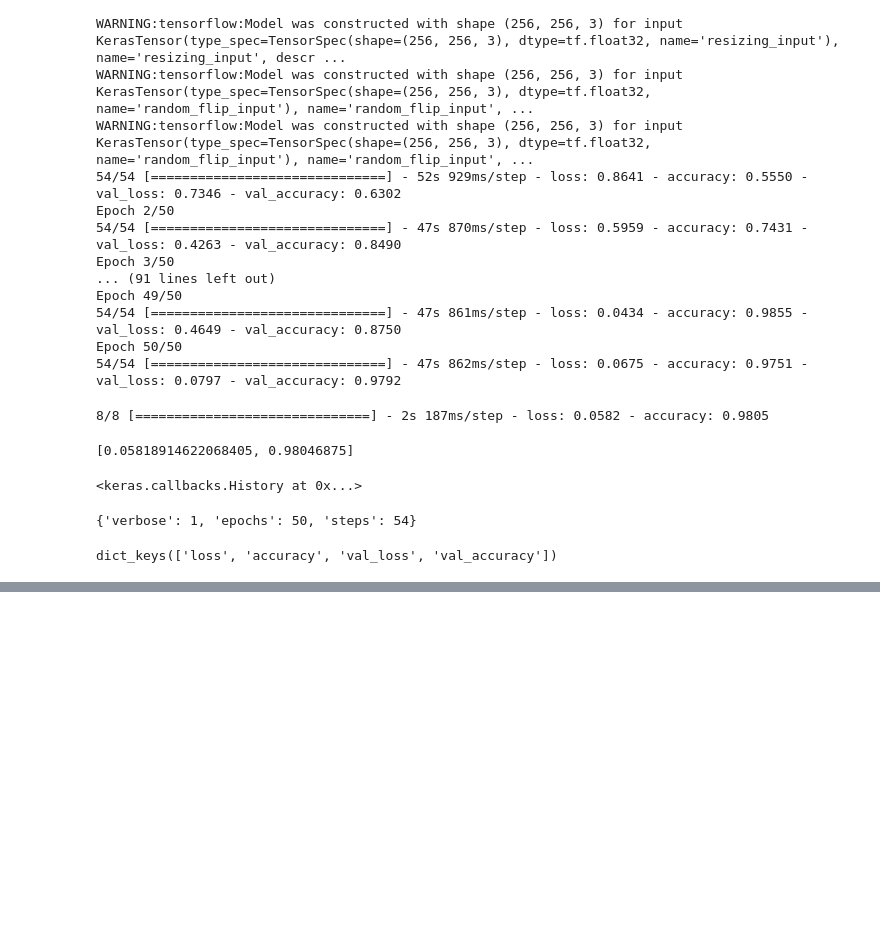
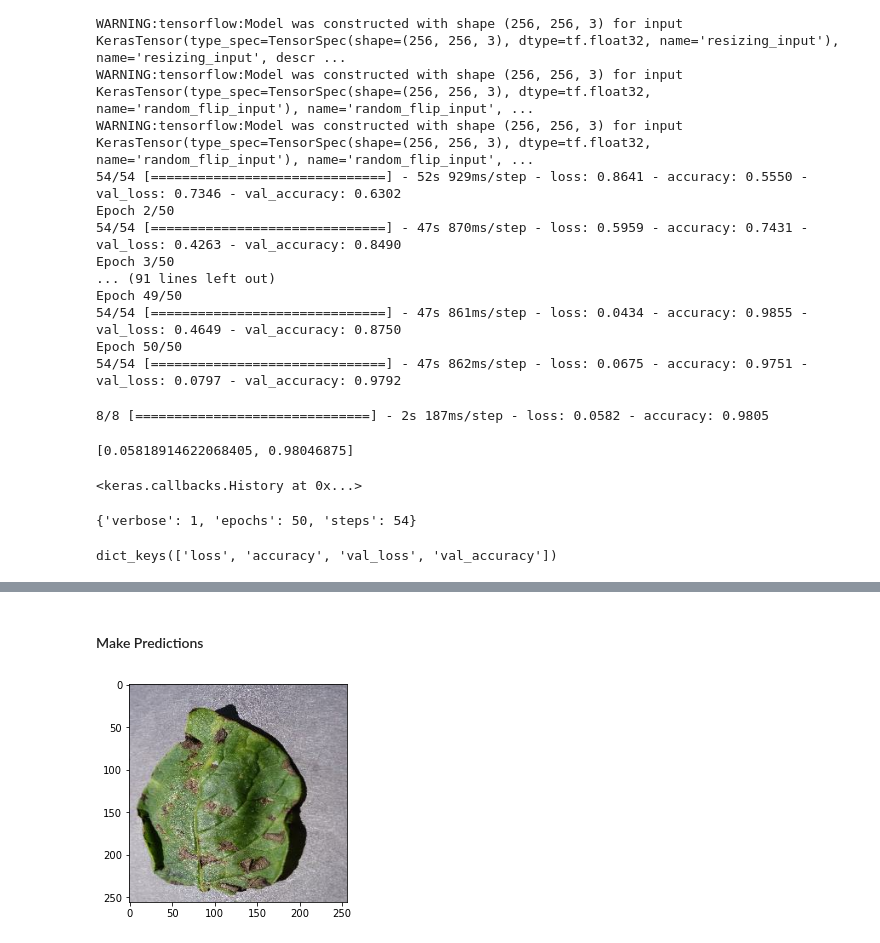
Before and after one commit to m3redithw/Potato-Disease-Image-Classification, a Jupyter notebook: eda.ipynb, the cells around one changed output, grey strips where cells are left out. Drawn from its saved outputs; the diff is of its cells as text; code cells hidden in the pictures; blank space fills up the shorter version.

Commit message:
prediction done

```diff
--- a/eda.ipynb
+++ b/eda.ipynb
@@ -261,0 +307,8 @@ dict_keys(['loss', 'accuracy', 'val_loss', 'val_accuracy'])
+# %% [markdown]
+#### Make Predictions
+# %%
+# Print first image
+for images_batch, labels_batch in test.take(1):
+    plt.imshow(images_batch[0].numpy().astype('uint8'))
+# %% [output]
+[figure, added]
```
Also changed, not shown: parts of 8 cells of this notebook.
